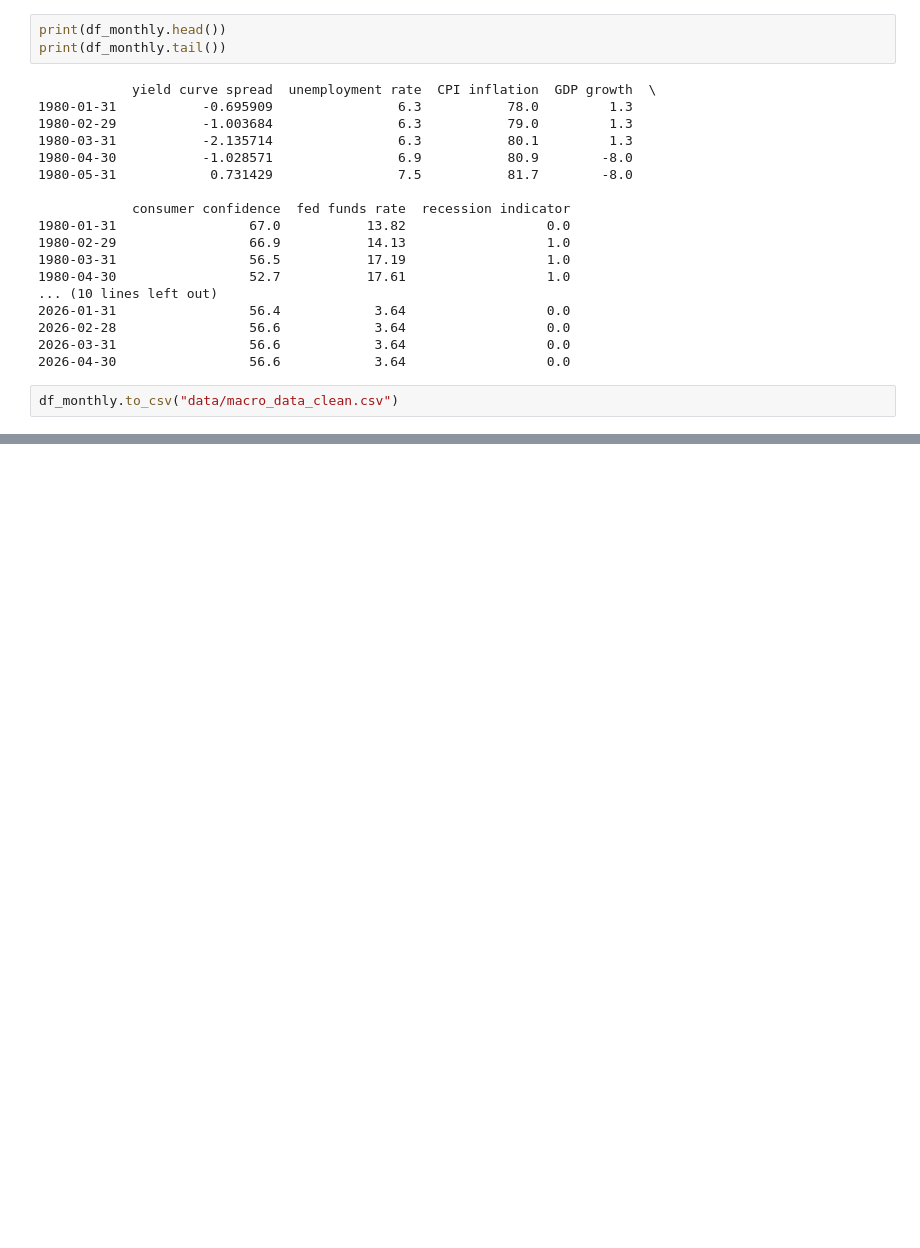
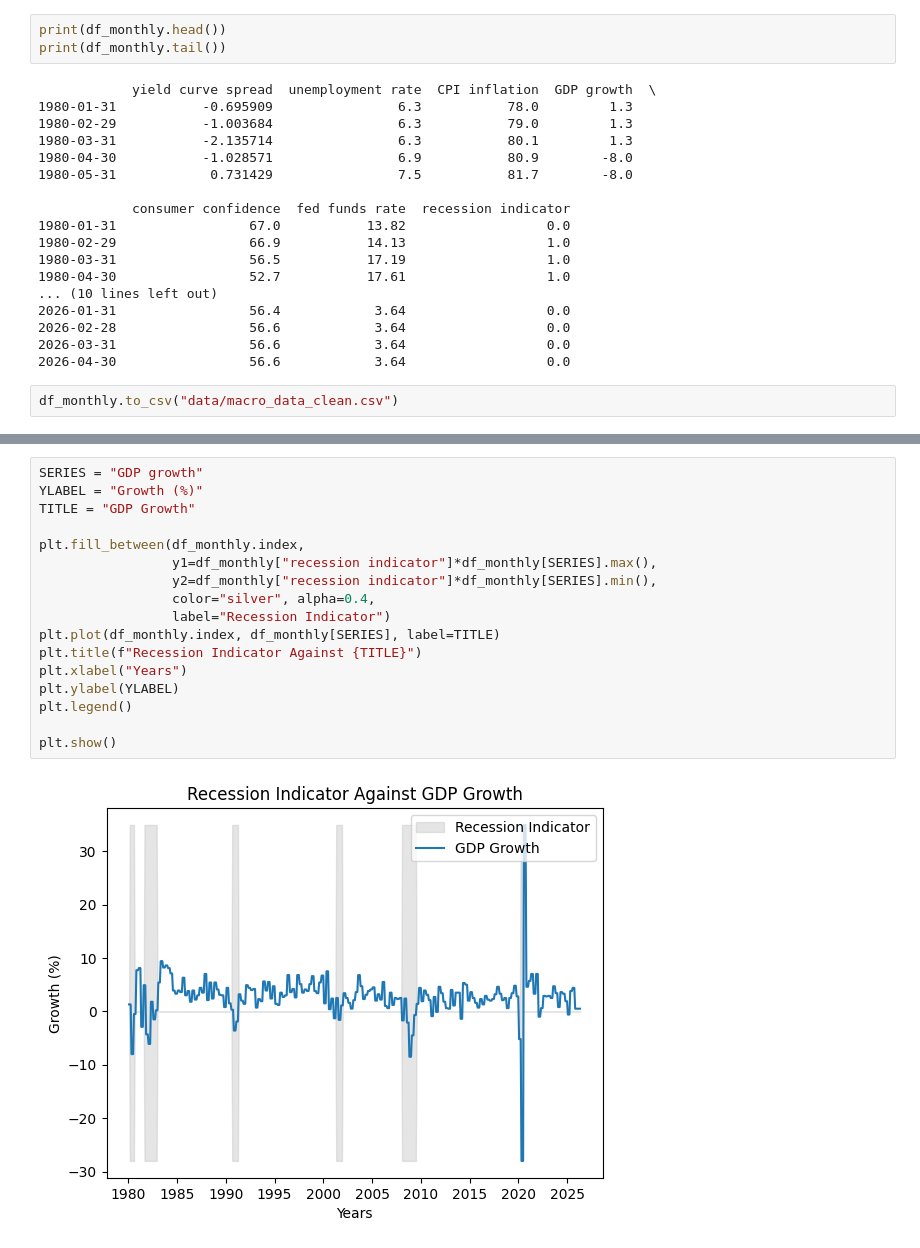
Before and after one commit to MustafaLearnsToCode/recession-indicator, a Jupyter notebook: notebooks/01_eda.ipynb, the cells around one changed output, grey strips where cells are left out. Drawn from its saved outputs; the diff is of its cells as text; blank space fills up the shorter version.

```diff
--- a/notebooks/01_eda.ipynb
+++ b/notebooks/01_eda.ipynb
@@ -121,0 +165,19 @@ plt.show()
+# %%
+SERIES = "GDP growth"
+YLABEL = "Growth (%)"
+TITLE = "GDP Growth"
+
+plt.fill_between(df_monthly.index,
+                 y1=df_monthly["recession indicator"]*df_monthly[SERIES].max(),
+                 y2=df_monthly["recession indicator"]*df_monthly[SERIES].min(),
+                 color="silver", alpha=0.4,
+                 label="Recession Indicator")
+plt.plot(df_monthly.index, df_monthly[SERIES], label=TITLE)
+plt.title(f"Recession Indicator Against {TITLE}")
+plt.xlabel("Years")
+plt.ylabel(YLABEL)
+plt.legend()
+
+plt.show()
+# %% [output]
+[figure, added]
```
Also changed, not shown: parts of 4 cells of this notebook.
